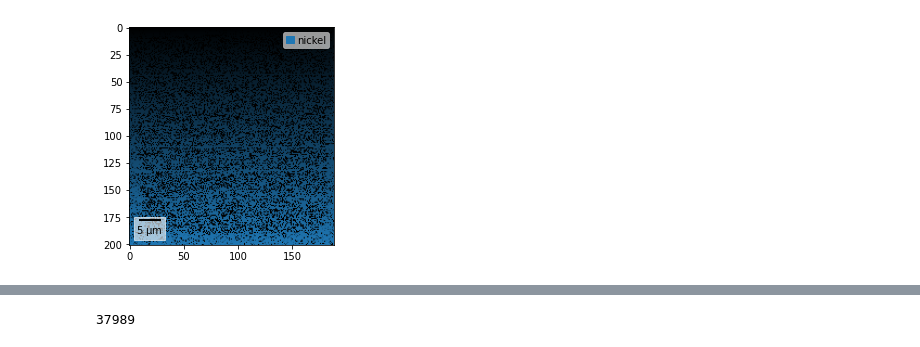
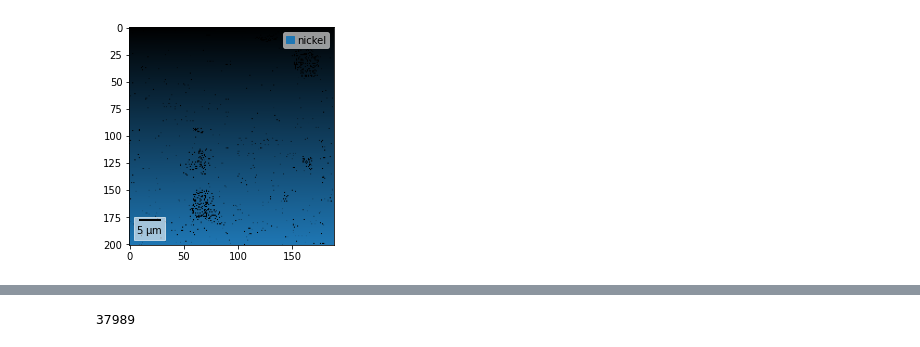
Before and after one commit to mesoOSU/Mart2Aust_Hackathon, a Jupyter notebook: spatial_decomposition_test_folder/calc_grains_test_workbook.ipynb, the cells around one changed output, grey strips where cells are left out. Saved outputs shown, nothing was run; the diff lists cells and outputs as text; code cells hidden in the pictures.

```diff
--- a/spatial_decomposition_test_folder/calc_grains_test_workbook.ipynb
+++ b/spatial_decomposition_test_folder/calc_grains_test_workbook.ipynb
@@ -42,34 +42,34 @@ phase_list = PhaseList(
 # CTF load:
 #phase_id, x, y, bands, error, euler1, euler2, euler3, mad, bc, bs = np.loadtxt(target, unpack=True, skiprows=15)
 #properties = dict(iq=bc, dp=bs)
 
 
 
 
 #structures = [Structure(title="magnesium", atoms=[Atom("mg", [0] *3)],
 #                        lattice=Lattice(3.2089,3.2089,5.2101,90,90,120)),]
 
 #phase_list = PhaseList(names=["magnesium"], point_groups=["6/mmm"], structures=structures,)
 
 euler_angles = np.column_stack((euler1, euler2, euler3))
-rotations = Rotation.from_euler(euler_angles*np.pi/180.)
+rotations = Rotation.from_euler(euler_angles)
 
 # Create a CrystalMap instance
 xmap2 = CrystalMap(
     rotations=rotations,
     phase_id=phase_id,
     x=x,
     y=y,
     phase_list=phase_list,
     prop=properties,
 )
 xmap2.scan_unit = "um"
 
 xmap2 = outil.calc_grains(xmap2)
 
 
 xmap2.plot(overlay='grain_id')
 # %% [output]
-[figure, old version]
+[figure, new version]
 # %%
 phase_id
```
Also changed, not shown: parts of 6 cells of this notebook, 1 other file.
